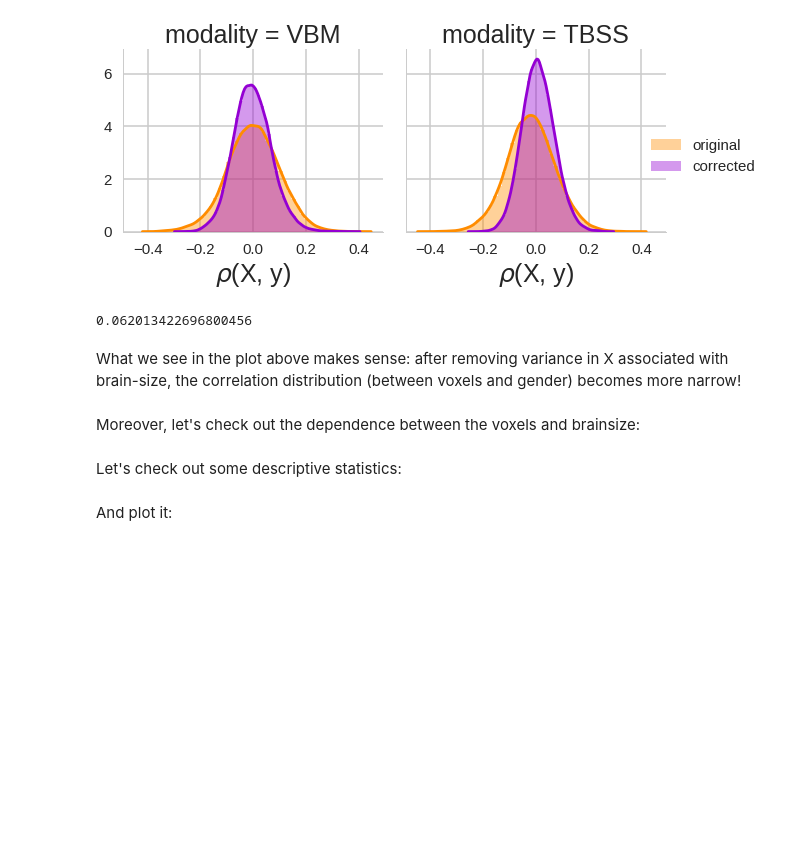
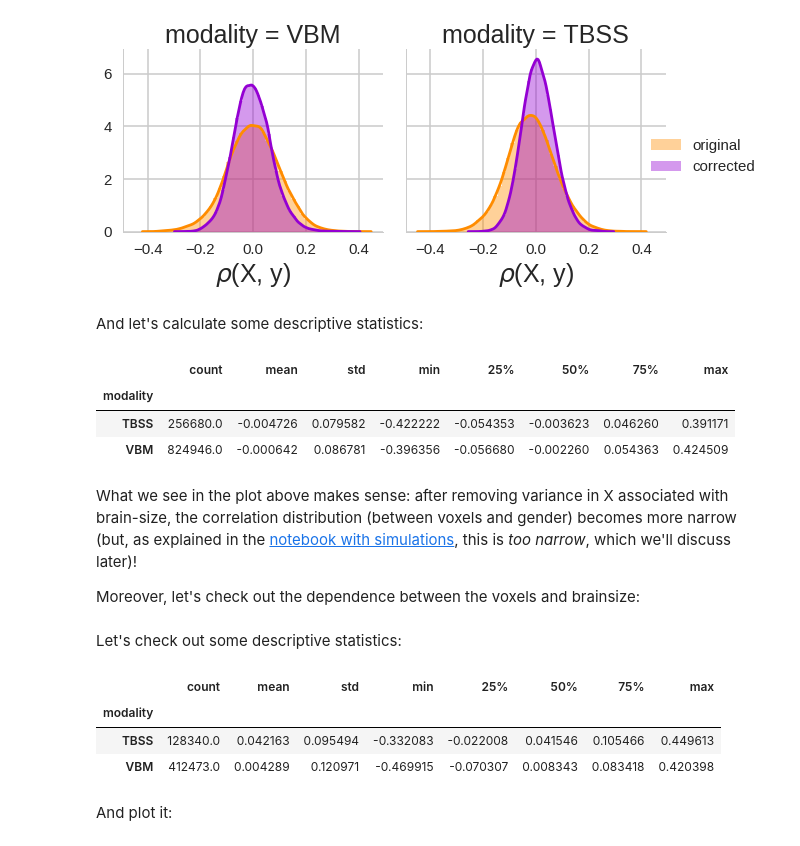
Before and after one commit to lukassnoek/MVCA, a Jupyter notebook: analyses/empirical_analysis_gender_classification.ipynb, the cells around one changed output. Saved outputs shown, nothing was run; the diff lists cells and outputs as text; code cells hidden in the pictures; blank space fills up the shorter version.

```diff
--- a/analyses/empirical_analysis_gender_classification.ipynb
+++ b/analyses/empirical_analysis_gender_classification.ipynb
@@ -173,12 +173,17 @@ with sns.plotting_context(rc=rc):
     plt.show()
 # %% [output]
 [figure]
-# %%
-corr_df[(corr_df.modality == 'TBSS') & (corr_df.type == 'corrected')].corrs.values.std()
-# %% [output]
-0.062013422696800456
+# %% [markdown]
+And let's calculate some descriptive statistics:
+# %%
+corrs_Xy_df.groupby('modality').corrs.describe()
+# %% [output]
+|  | count | mean | std | min | 25% | 50% | 75% | max |
+| modality |  |  |  |  |  |  |  |  |
+| TBSS | 256680.0 | -0.004726 | 0.079582 | -0.422222 | -0.054353 | -0.003623 | 0.046260 | 0.391171 |
+| VBM | 824946.0 | -0.000642 | 0.086781 | -0.396356 | -0.056680 | -0.002260 | 0.054363 | 0.424509 |
 # %% [markdown]
-What we see in the plot above makes sense: after removing variance in X associated with brain-size, the correlation distribution (between voxels and gender) becomes more narrow!
+What we see in the plot above makes sense: after removing variance in X associated with brain-size, the correlation distribution (between voxels and gender) becomes more narrow (but, as explained in the [notebook with simulations](simulation_confound_strategies.ipynb), this is *too narrow*, which we'll discuss later)!
+
+Moreover, let's check out the dependence between the voxels and brainsize:
-# %% [markdown]
-Moreover, let's check out the dependence between the voxels and brainsize:
 # %%
@@ -199,3 +199,11 @@ abs_df.groupby('modality').describe()
+# %%
+corrs_Xc_df = pd.DataFrame(corrs_Xc)
+corrs_Xc_df.groupby('modality').corrs.describe()
+# %% [output]
+|  | count | mean | std | min | 25% | 50% | 75% | max |
+| modality |  |  |  |  |  |  |  |  |
+| TBSS | 128340.0 | 0.042163 | 0.095494 | -0.332083 | -0.022008 | 0.041546 | 0.105466 | 0.449613 |
+| VBM | 412473.0 | 0.004289 | 0.120971 | -0.469915 | -0.070307 | 0.008343 | 0.083418 | 0.420398 |
 # %% [markdown]
 And plot it:
 # %%
```
Also changed, not shown: parts of 23 cells of this notebook, 2 other files.
